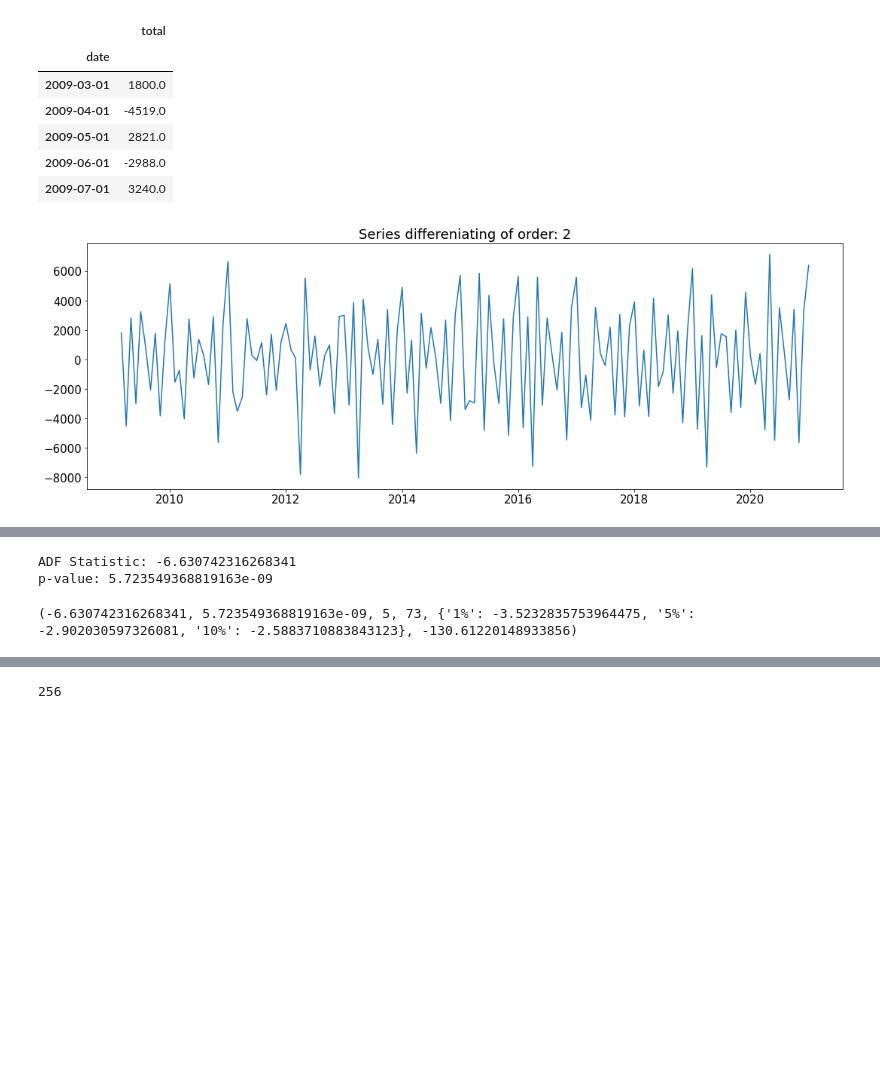
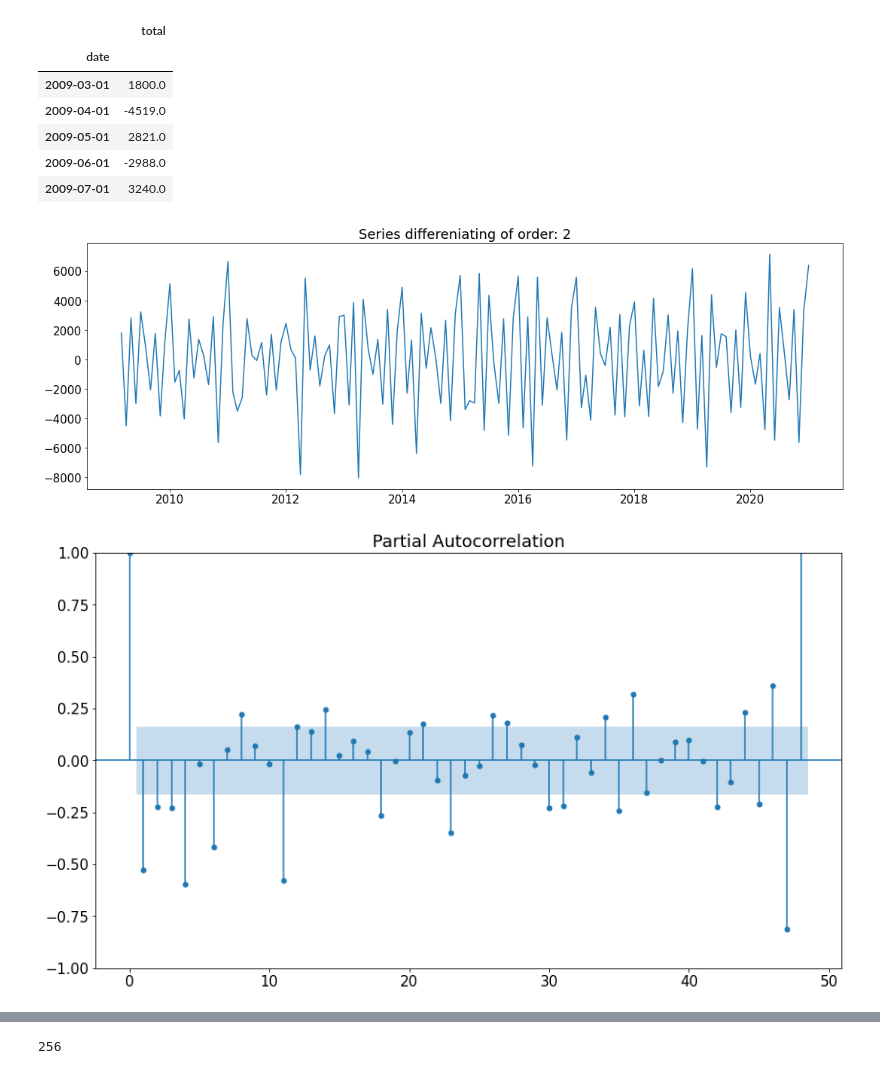
Before and after one commit to markbugatti/time-series-analysis, a Jupyter notebook: Advanced modelling/SARIMA 2.ipynb, the cells around one changed output, grey strips where cells are left out. Cells and saved outputs as stored; diff of their text form; code cells hidden in the pictures; blank space fills up the shorter version.

Commit message:
show acf_pacf as function

```diff
--- a/Advanced modelling/SARIMA 2.ipynb
+++ b/Advanced modelling/SARIMA 2.ipynb
@@ -80,8 +80,11 @@ fig = result.plot()
 # %% [output]
 [figure]
 # %%
-pacf_result = plot_pacf(data[data_column_name], lags=48)
-acf_result = plot_acf(data[data_column_name], lags=30)
+def show_acf_pacf(data):
+    pacf_result = plot_pacf(data, lags=48)
+    acf_result = plot_acf(data, lags=30)
+
+show_acf_pacf(data[data_column_name])
 # %% [output]
 [figure]
 [figure]
@@ -129,7 +132,9 @@ ARIMA/SARIMA integration param 'd' : 2
 # %%
 plt.figure(figsize=[18, 6]); # Set dimensions for figure
 plt.plot(data[data_column_name])
 plt.title("Series differeniating of order: {0}".format(integration_param))
 plt.show()
+show_acf_pacf(data[data_column_name])
 # %% [output]
 [figure]
+[figure, added]
@@ -136,13 +141,0 @@ plt.show()
-# %%
-# Augmented Dickey-Fuller test
-
-ad_fuller_result = adfuller(data[data_column_name])
-print(f'ADF Statistic: {ad_fuller_result[0]}')
-print(f'p-value: {ad_fuller_result[1]}')
-# %% [output]
-ADF Statistic: -6.630742316268341
-p-value: 5.723549368819163e-09
-# %%
-print(ad_fuller_result)
-# %% [output]
-(-6.630742316268341, 5.723549368819163e-09, 5, 73, {'1%': -3.5232835753964475, '5%': -2.902030597326081, '10%': -2.5883710883843123}, -130.61220148933856)
```
Also changed, not shown: parts of 2 cells of this notebook.
